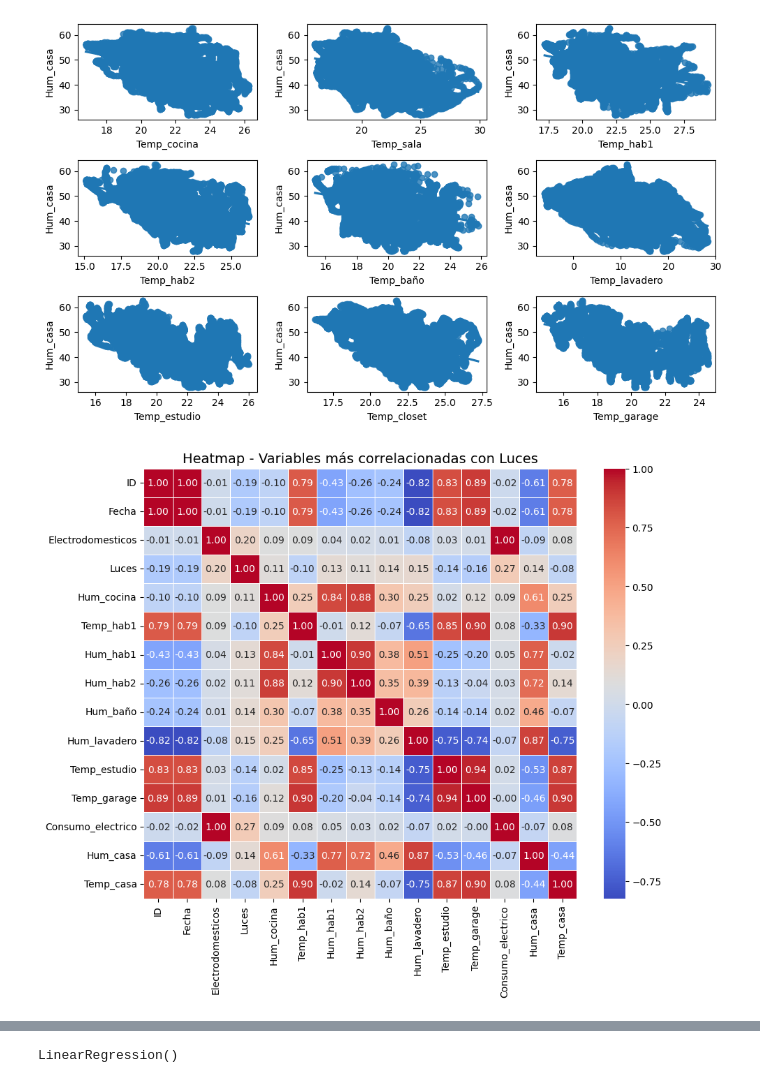
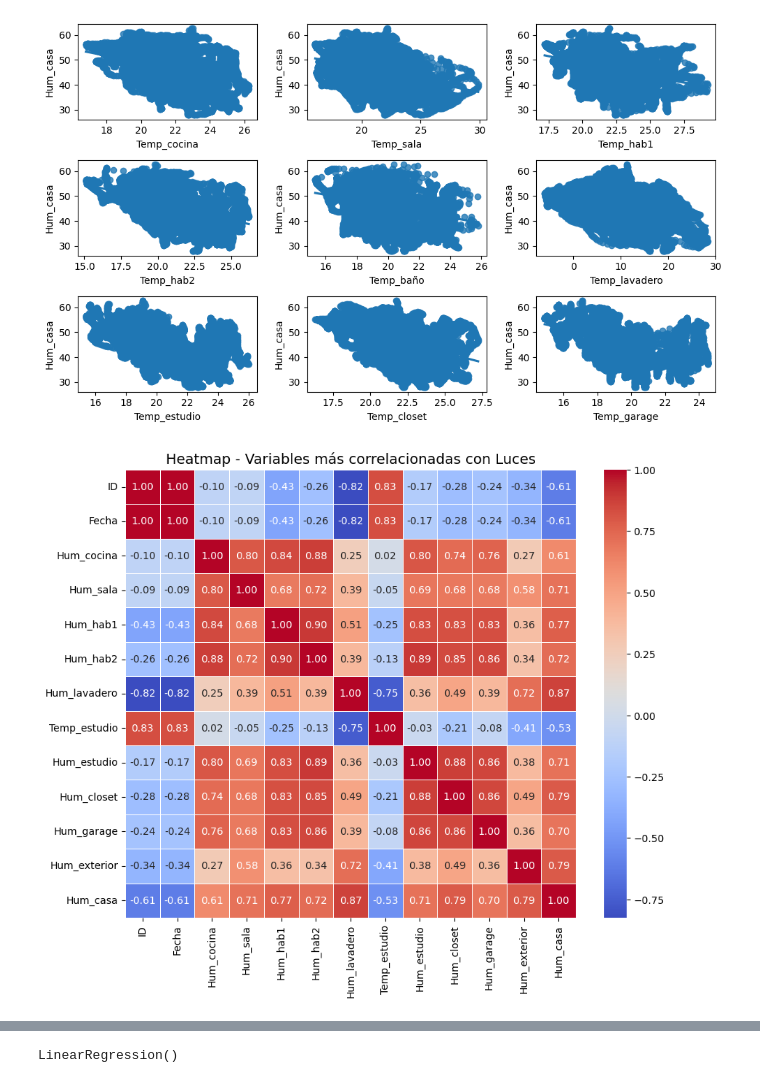
Before and after one commit to Gabymoctezuma/Proyecto-final, a Jupyter notebook: src/explore.ipynb, the cells around one changed output, grey strips where cells are left out. Cells and saved outputs as stored; diff of their text form; code cells hidden in the pictures.

```diff
--- a/src/explore.ipynb
+++ b/src/explore.ipynb
@@ -456,8 +468,8 @@ df['Consumo_electrico'] = df['Electrodomesticos'] + df['Luces']
 
 
 # Identificar las columnas de humedad y temperatura
-columnas_humedad = [col for col in df.columns if "Hum" in col]
-columnas_temperatura = [col for col in df.columns if "Temp" in col]
+columnas_humedad = [col for col in df.columns if "Hum" in col and col != 'Temp_exterior']
+columnas_temperatura = [col for col in df.columns if "Temp" in col and col != "Hum_exterior"]
 
 # Crear las nuevas columnas con el promedio
 
@@ -604,21 +616,21 @@ plt.show()
 # %%
 import seaborn as sns
 import matplotlib.pyplot as plt
 
 # Calcular la correlación de todas las variables con "
-correlation = df.corr()["Luces"].abs()
+correlation = df.corr()["Hum_casa"].abs()
 
 # Seleccionar solo las variables con correlación alta (mayor a 0.5 por ejemplo)
-correlacion_fuerte = correlation[correlation > 0.08].index
+correlacion_fuerte = correlation[correlation > 0.5].index
 
 # Crear un heatmap solo con estas variables
 plt.figure(figsize=(10, 8))
 sns.heatmap(df[correlacion_fuerte].corr(), cmap="coolwarm", annot=True, fmt=".2f", linewidths=0.5)
 
 # Título
 plt.title("Heatmap - Variables más correlacionadas con Luces", fontsize=14)
 
 # Mostrar el gráfico
 plt.show()
 # %% [output]
-[figure, old version]
+[figure, new version]
```
Also changed, not shown: parts of 12 cells of this notebook.
